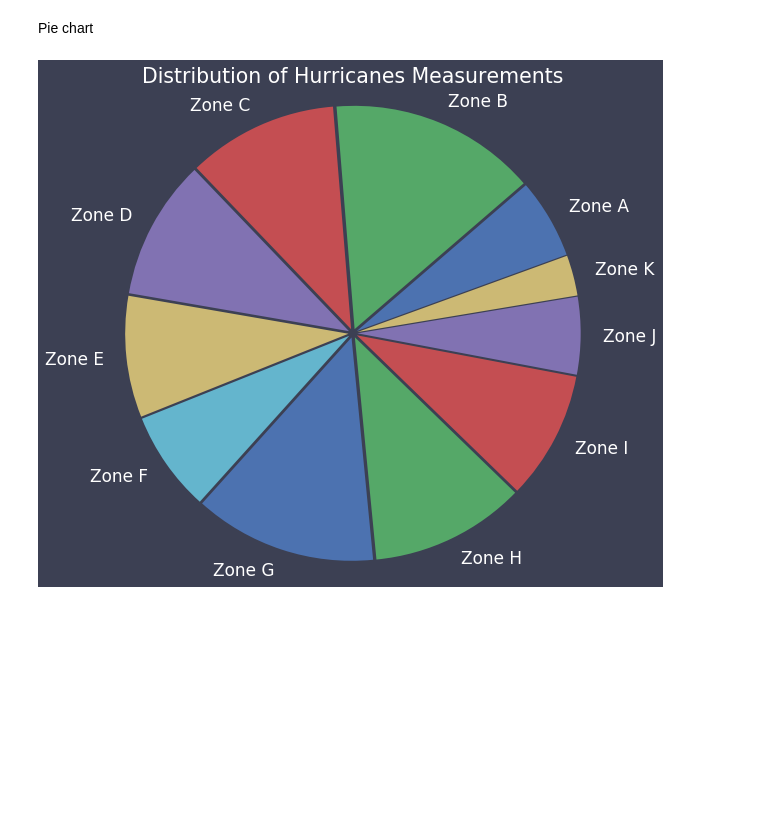
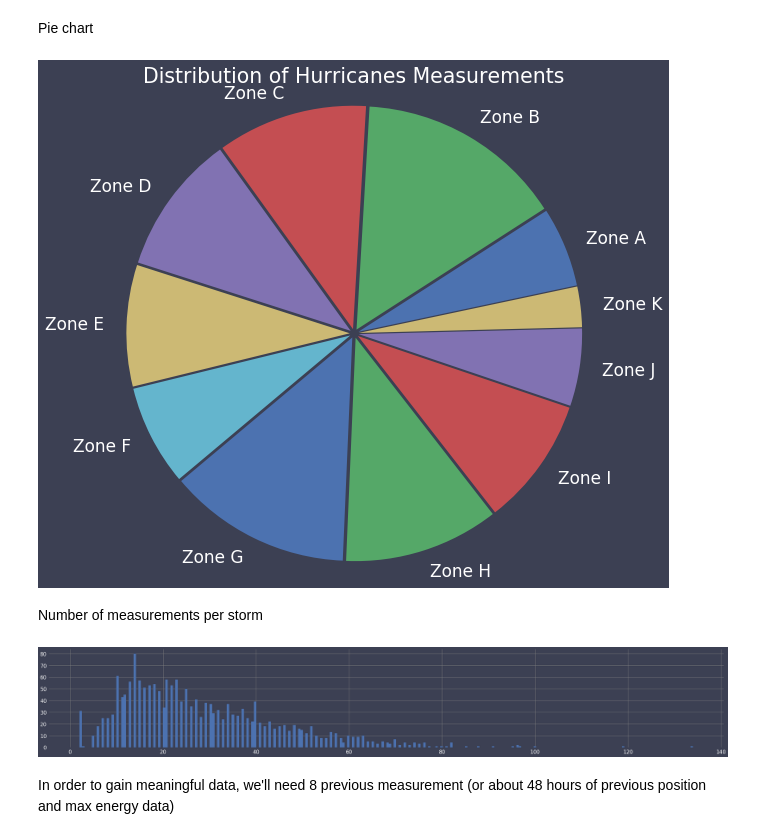
Before and after one commit to blane07/altantic-hurricane-paths, a Jupyter notebook: hurricane-path-predictor.ipynb, the cells around one changed output. Cells and saved outputs as stored; diff of their text form; code cells hidden in the pictures; blank space fills up the shorter version.

```diff
--- a/hurricane-path-predictor.ipynb
+++ b/hurricane-path-predictor.ipynb
@@ -544,27 +540,3 @@ Binary classification of whether or not a measurement happened in a zone (see ma
-# %%
-data.lat_lon = list(zip(np.array(data.lat), np.array(data.lon)))
-data.loc[:, 'A'] = data.lat_lon.apply(lambda x: 1 if (28.0 > x[0] >= 25.9) &
-                                      (-99.1 < x[1] <= -95.9) else 0)
-data.loc[:, 'B'] = data.lat_lon.apply(lambda x: 1 if (30.9 > x[0] >= 28.0) &
-                                      (-97.6 < x[1] <= -92.4) else 0)
-data.loc[:, 'C'] = data.lat_lon.apply(lambda x: 1 if (31.2 > x[0] >= 28.9) &
-                                      (-92.4 < x[1] <= -88.5) else 0)
-data.loc[:, 'D'] = data.lat_lon.apply(lambda x: 1 if (31.4 > x[0] >= 28.9) &
-                                      (-88.5 < x[1] <= -85.1) else 0)
-data.loc[:, 'E'] = data.lat_lon.apply(lambda x: 1 if (31.2 > x[0] >= 28.9) &
-                                      (-85.0 < x[1] <= -79.9) else 0)
-data.loc[:, 'F'] = data.lat_lon.apply(lambda x: 1 if (28.9 > x[0] >= 26.7) &
-                                      (-83.3 < x[1] <= -80.0) else 0)
-data.loc[:, 'G'] = data.lat_lon.apply(lambda x: 1 if (26.7 > x[0] >= 24.4) &
-                                      (-82.6 < x[1] <= -79.0) else 0)
-data.loc[:, 'H'] = data.lat_lon.apply(lambda x: 1 if (34.0 > x[0] >= 31.2) &
-                                      (-82.4 < x[1] <= -78.3) else 0)
-data.loc[:, 'I'] = data.lat_lon.apply(lambda x: 1 if (37.4 > x[0] >= 34.0) &
-                                      (-80.7 < x[1] <= -75.4) else 0)
-data.loc[:, 'J'] = data.lat_lon.apply(lambda x: 1 if (41.6 > x[0] >= 37.4) &
-                                      (-78.8 < x[1] <= -72.0) else 0)
-data.loc[:, 'K'] = data.lat_lon.apply(lambda x: 1 if (45.4 > x[0] >= 40.7) &
-                                      (-72.0 < x[1] <= -67.5) else 0)
 # %% [markdown]
 Any overlap between the zones?
 # %%
@@ -577,10 +549,24 @@ Pie chart
 # %%
 counts = [data[(data[n] == 1) & (data.day != 99) & (data.status == 'HU')][n].count()
           for n in 'ABCDEFGHIJK']
 labels = ['Zone ' + n for n in 'ABCDEFGHIJK']
 plt.figure(figsize=(9,9))
-plt.pie(counts, labels=labels, startangle=20, explode=np.ones(len(counts))*0.02)
+plt.pie(counts, labels=labels, startangle=12, explode=np.ones(len(counts))*0.02)
 plt.axis('equal')
 plt.title('Distribution of Hurricanes Measurements');
 # %% [output]
-[figure, old version]
+[figure, new version]
+# %% [markdown]
+Number of measurements per storm
+# %%
+num = []
+data.reset_index(inplace=True)
+events_index = np.array(data[data.status == 'NE'].index)
+for i in range(1, 1830):
+    num.append(events_index[i] - events_index[i - 1])
+plt.figure(figsize=(40,6))
+plt.hist(num, bins=20);
+# %% [output]
+[figure, added]
+# %% [markdown]
+In order to gain meaningful data, we'll need 8 previous measurement (or about 48 hours of previous position and max energy data)
```
Also changed, not shown: parts of 37 cells of this notebook.
